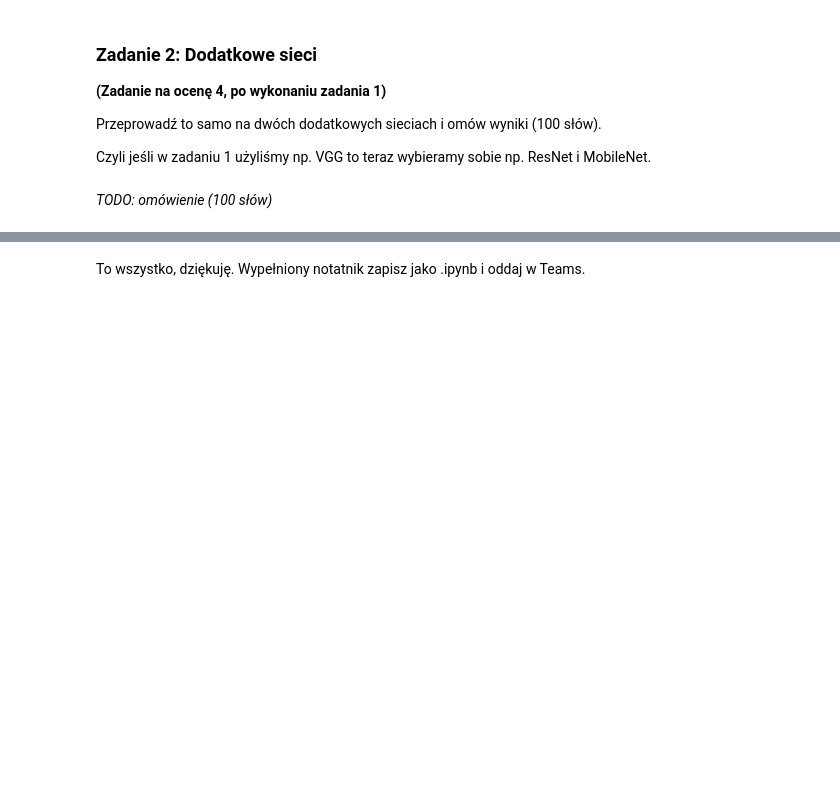
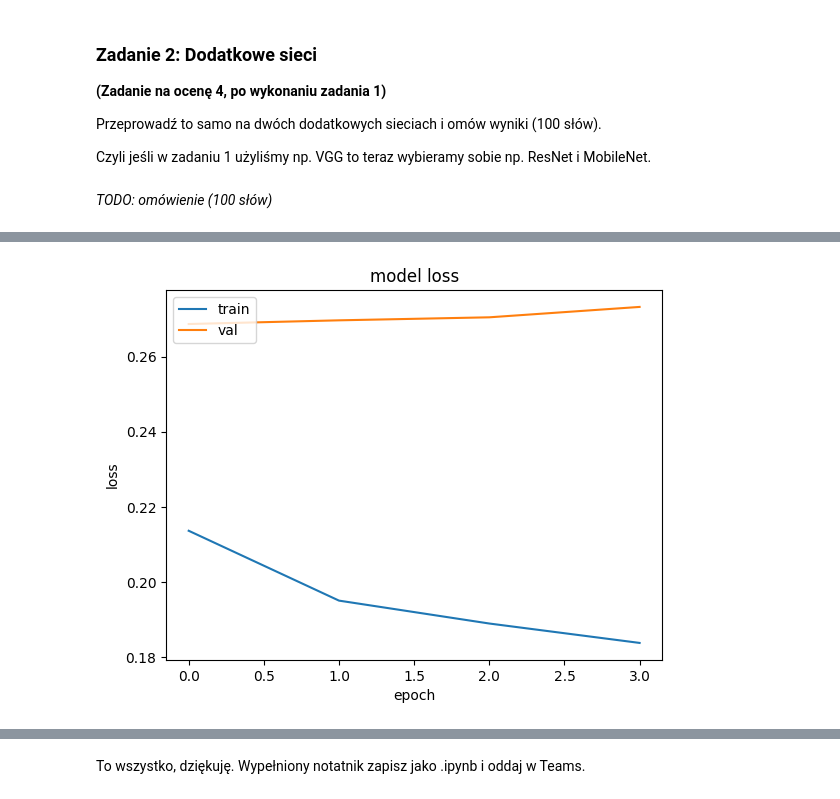
Before and after one commit to Missmeva/chest-xray, a Jupyter notebook: app/ZUM_img_22q4_projekt.ipynb, the cells around one changed output, grey strips where cells are left out. Cells and saved outputs as stored; diff of their text form; code cells hidden in the pictures; blank space fills up the shorter version.

```diff
--- a/app/ZUM_img_22q4_projekt.ipynb
+++ b/app/ZUM_img_22q4_projekt.ipynb
@@ -410,19 +478,19 @@ Czyli jeśli w zadaniu 1 użyliśmy np. VGG to teraz wybieramy sobie np. ResNet
 # %% [markdown]
 *TODO: omówienie (100 słów)*
 # %%
-from keras.applications.resnet import ResNet152
+from keras.applications.resnet import ResNet50
 
-pre_trained_model = ResNet152(input_shape=INPUT_SHAPE, include_top=False, weights="imagenet")
+pre_trained_model = ResNet50(input_shape=INPUT_SHAPE, include_top=False, weights="imagenet")
 
-for layer in pre_trained_model.layers[:19]:
+for layer in pre_trained_model.layers[:50]:
     layer.trainable = False
 
-ResNet152 = Sequential([
+ResNet50 = Sequential([
     pre_trained_model,
     MaxPooling2D((2,2) , strides = 2),
     Flatten(),
     Dense(Y_train.shape[1], activation = "sigmoid")
 ])
 
-ResNet152.compile(loss = "binary_crossentropy", optimizer = tf.keras.optimizers.Adam(1e-4), metrics=[tf.keras.metrics.Precision(), tf.keras.metrics.Recall(), get_f1])
-ResNet152.summary()
+ResNet50.compile(loss = "binary_crossentropy", optimizer = tf.keras.optimizers.Adam(), metrics=[tf.keras.metrics.Precision(), tf.keras.metrics.Recall(), get_f1])
+ResNet50.summary()
@@ -429,2 +516,2 @@ ResNet152.summary()
 # %%
-ResNet152.fit(training_generator, epochs = EPOCHS, validation_data = validation_generator, callbacks = [early_stopping_callback, cp_callback], verbose=2)
+ResNet50.fit(training_generator, epochs = EPOCHS, validation_data = validation_generator, callbacks = [early_stopping_callback, cp_callback], verbose=2)
@@ -435,17 +545,17 @@ results
 # %%
-from keras.applications import NASNetLarge
+from keras.applications import NASNetMobile
 
-pre_trained_model = NASNetLarge(input_shape=INPUT_SHAPE, include_top=False, weights="imagenet")
+pre_trained_model = NASNetMobile(input_shape=INPUT_SHAPE, include_top=False, weights="imagenet")
 
-for layer in pre_trained_model.layers[:19]:
+for layer in pre_trained_model.layers[:914]:
     layer.trainable = False
 
-NASNetLarge = Sequential([
+NASNetMobile = Sequential([
     pre_trained_model,
     MaxPooling2D((2,2) , strides = 2),
     Flatten(),
     Dense(Y_train.shape[1], activation = "sigmoid")
 ])
 
-NASNetLarge.compile(loss = "binary_crossentropy", optimizer = tf.keras.optimizers.Adam(1e-4), metrics=[tf.keras.metrics.Precision(), tf.keras.metrics.Recall(), get_f1])
-NASNetLarge.summary()
+NASNetMobile.compile(loss = "binary_crossentropy", optimizer = tf.keras.optimizers.Adam(), metrics=[tf.keras.metrics.Precision(), tf.keras.metrics.Recall(), get_f1])
+NASNetMobile.summary()
@@ -452,2 +583,2 @@ NASNetLarge.summary()
 # %%
-NASNetLarge.fit(training_generator, epochs = EPOCHS, validation_data = validation_generator, callbacks = [early_stopping_callback, cp_callback], verbose=2)
+nasnetmobile_model = NASNetMobile.fit(training_generator, epochs = EPOCHS, validation_data = validation_generator, callbacks = [early_stopping_callback, cp_callback], verbose=2)
@@ -454,2 +602,12 @@ NASNetLarge.fit(training_generator, epochs = EPOCHS, validation_data = validatio
+# %%
+plt.plot(nasnetmobile_model.history['loss'])
+plt.plot(nasnetmobile_model.history['val_loss'])
+plt.title('model loss')
+plt.ylabel('loss')
+plt.xlabel('epoch')
+plt.legend(['train', 'val'], loc='upper left')
+plt.show()
+# %% [output]
+[figure, added]
 # %%
 test_generator = DataGenerator(list_IDs_test, Y_test, BATCH_SIZE)
```
Also changed, not shown: parts of 23 cells of this notebook.
